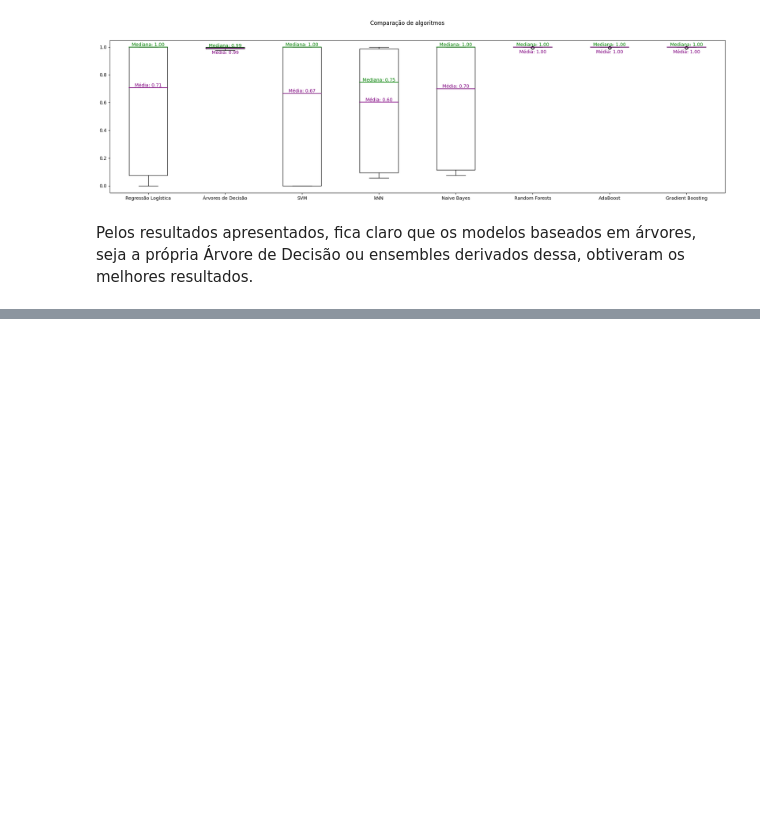
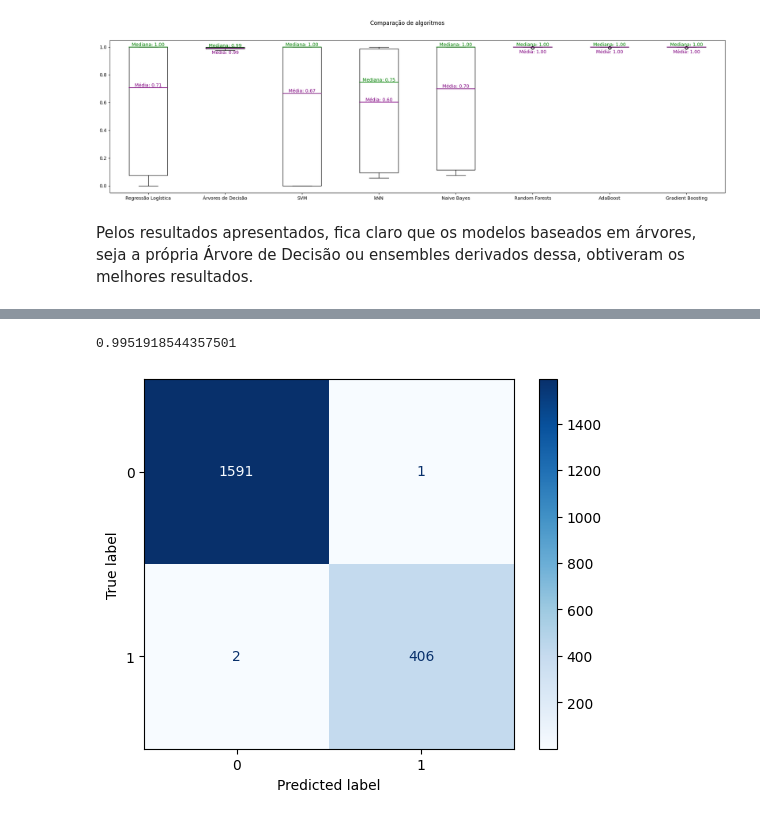
Before and after one commit to lcfdiniz/puc-rio, a Jupyter notebook: bank-customer-churn/bank_customer_churn.ipynb, the cells around one changed output, grey strips where cells are left out. Drawn from its saved outputs; the diff is of its cells as text; code cells hidden in the pictures; blank space fills up the shorter version.

```diff
--- a/bank-customer-churn/bank_customer_churn.ipynb
+++ b/bank-customer-churn/bank_customer_churn.ipynb
@@ -764,0 +800,19 @@ De acordo com as análises dos resultados realizada acima, o modelo Random Fores
+# %%
+# Aplicando o OneHotEncoder aos dados categóricos
+ohe = OneHotEncoder(handle_unknown='ignore').fit(X_train[cat_vars])
+ohe_df = pd.DataFrame(ohe.transform(X_train[cat_vars]).toarray(),
+                      columns=ohe.get_feature_names_out(),
+                      index=X_train.index)
+X_train_preprocess = pd.concat([X_train, ohe_df], axis=1).drop(cat_vars, axis=1)
+
+# Aplicando MinMaxScaler aos dados numéricos
+mm_scaler = MinMaxScaler().fit(X_train[num_vars]) # Ajuste do Scaler no conjunto de treino
+X_train_preprocess[num_vars] = mm_scaler.transform(X_train[num_vars])
+
+# Treinando com toda a base de treino
+model = RandomForestClassifier(n_estimators=50)
+model.fit(X_train_preprocess, y_train)
+
+# Estimativa do f-beta no conjunto de treino
+predictions = model.predict(X_train_preprocess)
+print(fbeta_score(y_train, predictions, beta=5))
@@ -764,0 +827,20 @@ De acordo com as análises dos resultados realizada acima, o modelo Random Fores
+# %%
+# Aplicando o OneHotEncoder aos dados categóricos
+ohe_df = pd.DataFrame(ohe.transform(X_test[cat_vars]).toarray(),
+                      columns=ohe.get_feature_names_out(),
+                      index=X_test.index)
+X_test_preprocess = pd.concat([X_test, ohe_df], axis=1).drop(cat_vars, axis=1)
+
+# Aplicando MinMaxScaler aos dados numéricos
+X_test_preprocess[num_vars] = mm_scaler.transform(X_test[num_vars])
+
+# Estimativa do f-beta no conjunto de teste
+predictions = model.predict(X_test_preprocess)
+print(fbeta_score(y_test, predictions, beta=5))
+# %% [output]
+0.9951918544357501
+# %%
+ConfusionMatrixDisplay.from_estimator(model, X_test_preprocess, y_test, cmap="Blues")
+plt.show()
+# %% [output]
+[figure, added]
```
Also changed, not shown: parts of 10 cells of this notebook.
